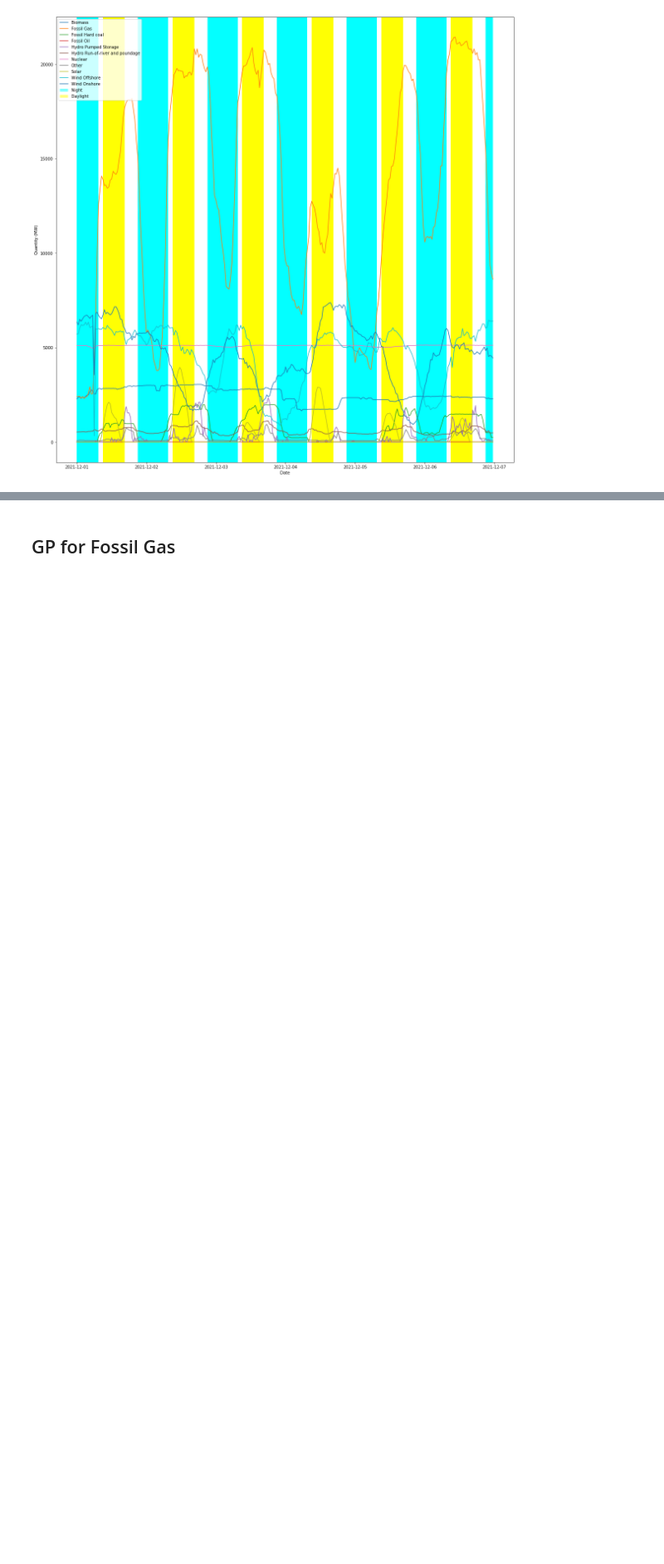
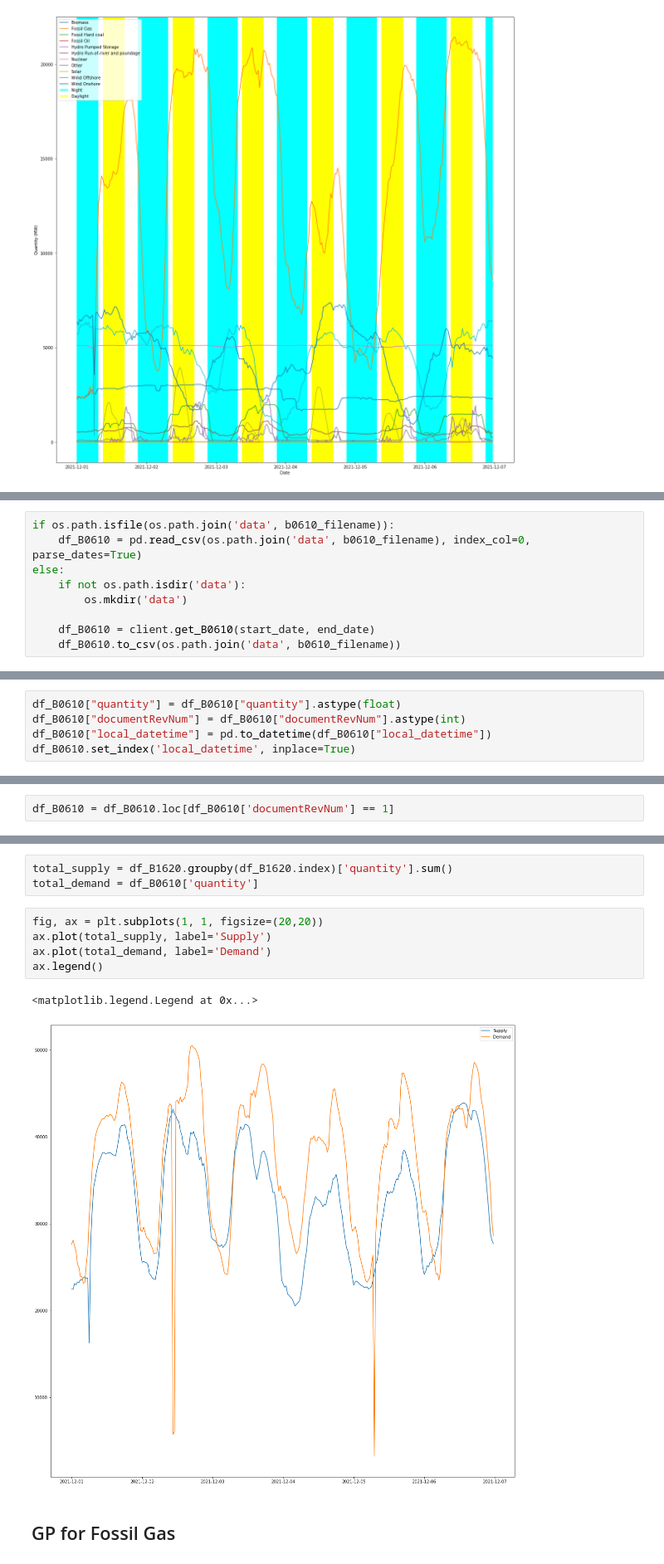
Before and after one commit to Cam-MLPW-MLMI-21-22/elexon-data-portal, a Jupyter notebook: elexon.ipynb, the cells around one changed output, grey strips where cells are left out. Shown at 83% size. Cells and saved outputs as stored; diff of their text form; blank space fills up the shorter version.

Commit message:
Obtaining demand data

```diff
--- a/elexon.ipynb
+++ b/elexon.ipynb
@@ -157,0 +208,9 @@ fig.savefig('elexon_power_generation.jpeg', pad_inches=0.2, bbox_inches='tight')
+# %%
+if os.path.isfile(os.path.join('data', b0610_filename)):
+    df_B0610 = pd.read_csv(os.path.join('data', b0610_filename), index_col=0, parse_dates=True)
+else:
+    if not os.path.isdir('data'):
+        os.mkdir('data')
+
+    df_B0610 = client.get_B0610(start_date, end_date)
+    df_B0610.to_csv(os.path.join('data', b0610_filename))
@@ -157,0 +228,5 @@ fig.savefig('elexon_power_generation.jpeg', pad_inches=0.2, bbox_inches='tight')
+# %%
+df_B0610["quantity"] = df_B0610["quantity"].astype(float)
+df_B0610["documentRevNum"] = df_B0610["documentRevNum"].astype(int)
+df_B0610["local_datetime"] = pd.to_datetime(df_B0610["local_datetime"])
+df_B0610.set_index('local_datetime', inplace=True)
@@ -157,0 +241,2 @@ fig.savefig('elexon_power_generation.jpeg', pad_inches=0.2, bbox_inches='tight')
+# %%
+df_B0610 = df_B0610.loc[df_B0610['documentRevNum'] == 1]
@@ -158,3 +253,14 @@ fig.savefig('elexon_power_generation.jpeg', pad_inches=0.2, bbox_inches='tight')
+# %%
+total_supply = df_B1620.groupby(df_B1620.index)['quantity'].sum()
+total_demand = df_B0610['quantity']
+# %%
+fig, ax = plt.subplots(1, 1, figsize=(20,20))
+ax.plot(total_supply, label='Supply')
+ax.plot(total_demand, label='Demand')
+ax.legend()
+# %% [output]
+<matplotlib.legend.Legend at 0x...>
+[figure, added]
 # %% [markdown]
 ## GP for Fossil Gas
 # %% [markdown]
```
Also changed, not shown: parts of 27 cells of this notebook, 1 other file.
